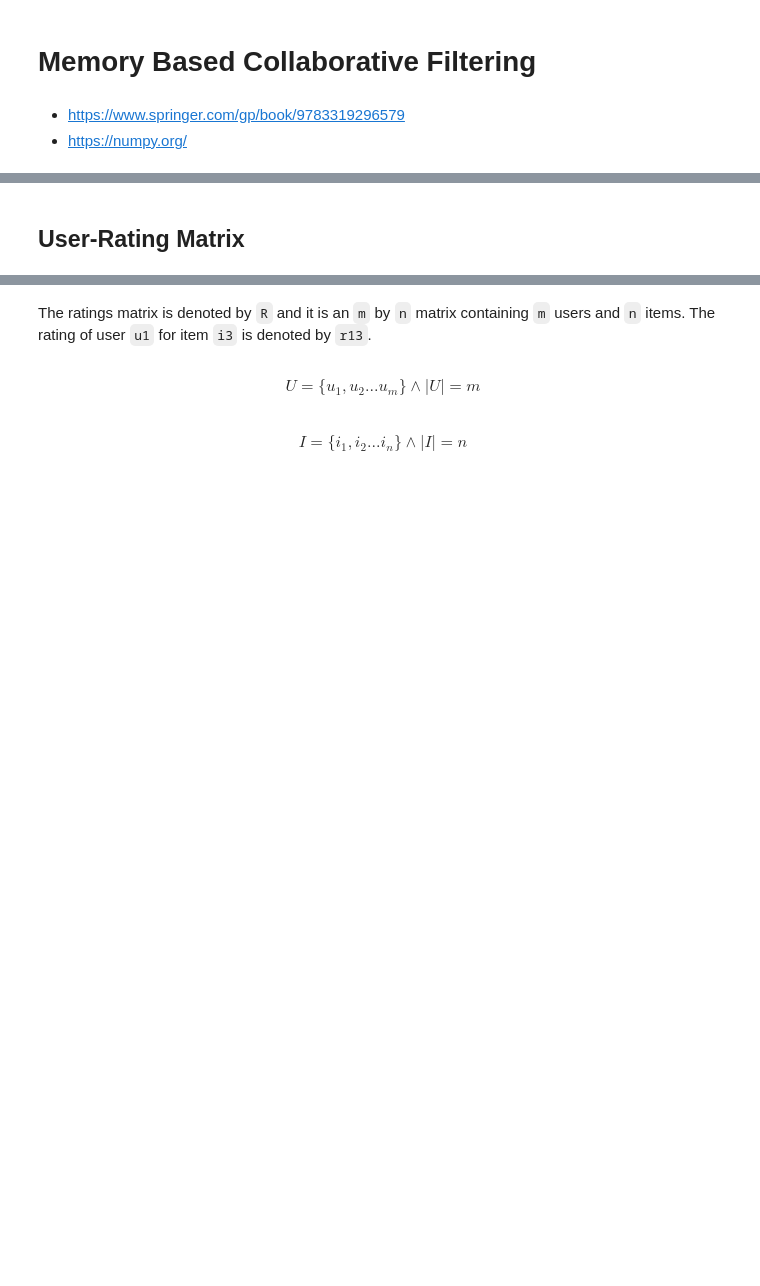
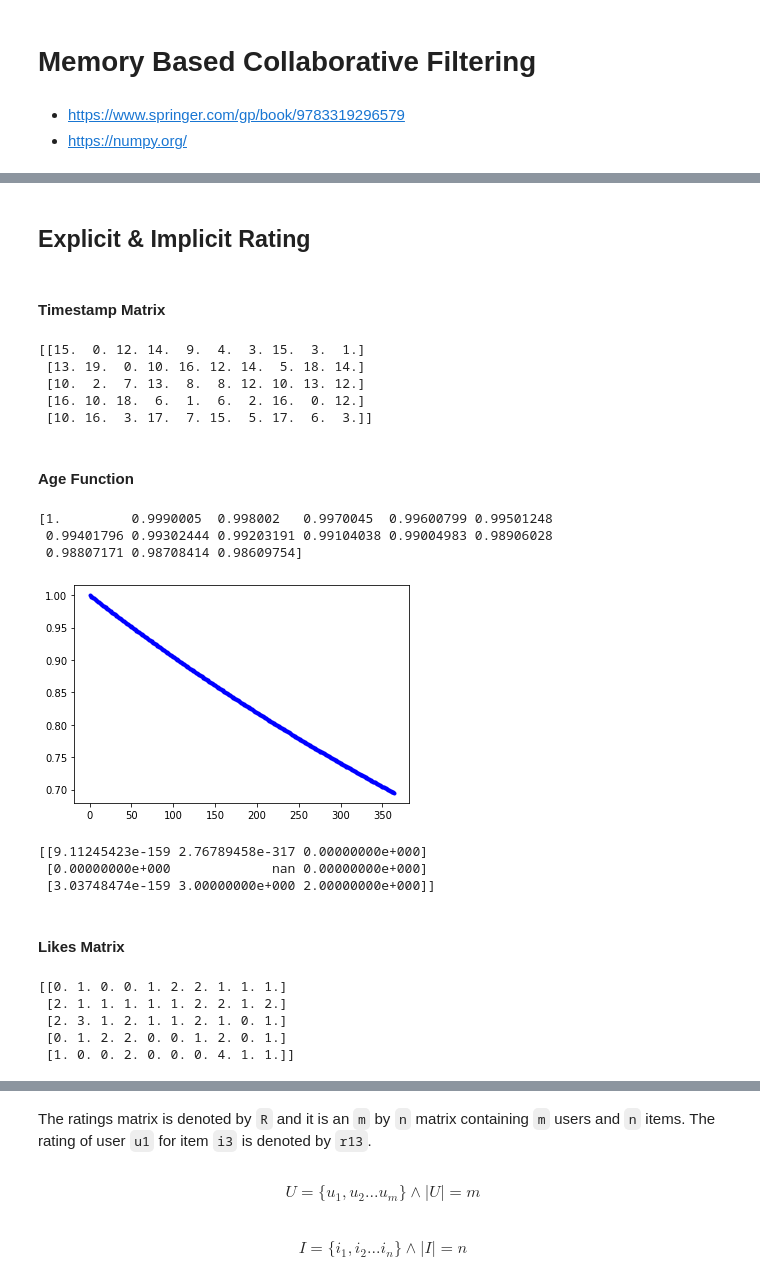
Before and after one commit to MartinCastroAlvarez/python-recommender-systems, a Jupyter notebook: memorybased.ipynb, the cells around one changed output, grey strips where cells are left out. Drawn from its saved outputs; the diff is of its cells as text; code cells hidden in the pictures; blank space fills up the shorter version.

```diff
--- a/memorybased.ipynb
+++ b/memorybased.ipynb
@@ -71,2 +20,4 @@ print(Y)
+# %% [markdown]
+## Explicit & Implicit Rating
 # %% [markdown]
-## User-Rating Matrix
+#### Timestamp Matrix
@@ -72,0 +30,23 @@ print(Y)
+# %%
+print(get_random_timestamp_matrix((5, 10), window=20))
+# %% [output]
+[[15.  0. 12. 14.  9.  4.  3. 15.  3.  1.]
+ [13. 19.  0. 10. 16. 12. 14.  5. 18. 14.]
+ [10.  2.  7. 13.  8.  8. 12. 10. 13. 12.]
+ [16. 10. 18.  6.  1.  6.  2. 16.  0. 12.]
+ [10. 16.  3. 17.  7. 15.  5. 17.  6.  3.]]
+# %% [markdown]
+#### Age Function
+# %%
+discount: float = 0.001
+X: np.array = np.e ** (-discount * np.arange(365))
+print(X[:15])
+figure: Figure = plt.figure()
+axes: Axes = figure.add_subplot()
+axes.plot(np.arange(X.shape[0]), X, '.', color='blue')
+plt.show()
+# %% [output]
+[1.         0.9990005  0.998002   0.9970045  0.99600799 0.99501248
+ 0.99401796 0.99302444 0.99203191 0.99104038 0.99004983 0.98906028
+ 0.98807171 0.98708414 0.98609754]
+[figure, added]
@@ -72,0 +59,18 @@ print(Y)
+# %%
+X: np.array = np.array([
+    [3, 3, 3],
+    [1, np.nan, 0],
+    [1, 3, 2]
+])
+ts: np.array = np.array([
+    [1, 2, 3],
+    [9, 5, 2],
+    [1, 0, 0],
+])
+print(age(X, ts))
+# %% [output]
+[[9.11245423e-159 2.76789458e-317 0.00000000e+000]
+ [0.00000000e+000             nan 0.00000000e+000]
+ [3.03748474e-159 3.00000000e+000 2.00000000e+000]]
+# %% [markdown]
+#### Likes Matrix
@@ -72,0 +83,8 @@ print(Y)
+# %%
+print(get_random_likes_matrix((5, 10), p=0.2))
+# %% [output]
+[[0. 1. 0. 0. 1. 2. 2. 1. 1. 1.]
+ [2. 1. 1. 1. 1. 1. 2. 2. 1. 2.]
+ [2. 3. 1. 2. 1. 1. 2. 1. 0. 1.]
+ [0. 1. 2. 2. 0. 0. 1. 2. 0. 1.]
+ [1. 0. 0. 2. 0. 0. 0. 4. 1. 1.]]
```
Also changed, not shown: parts of 85 cells of this notebook.
